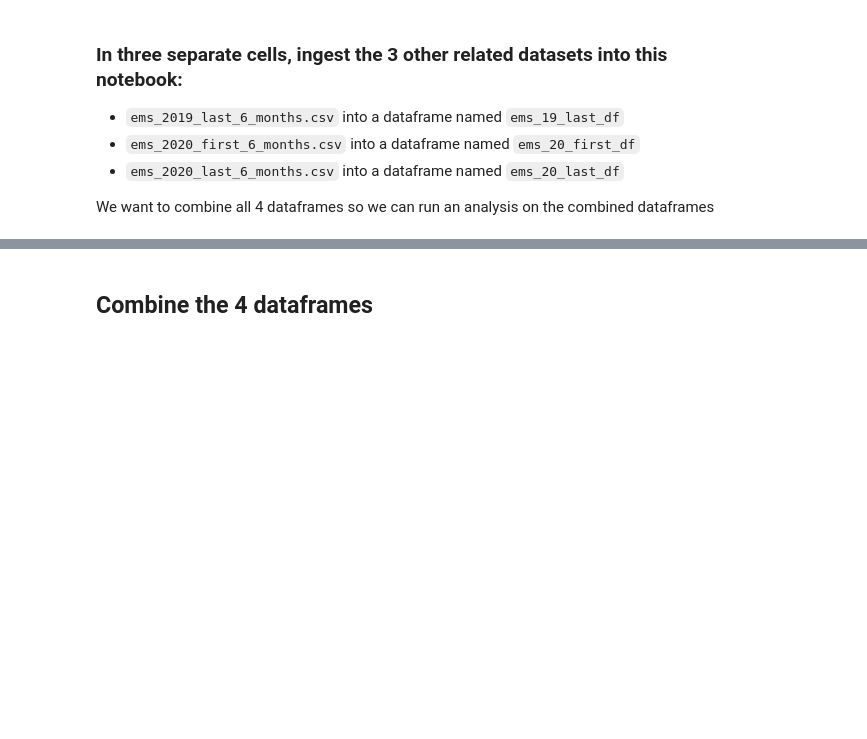
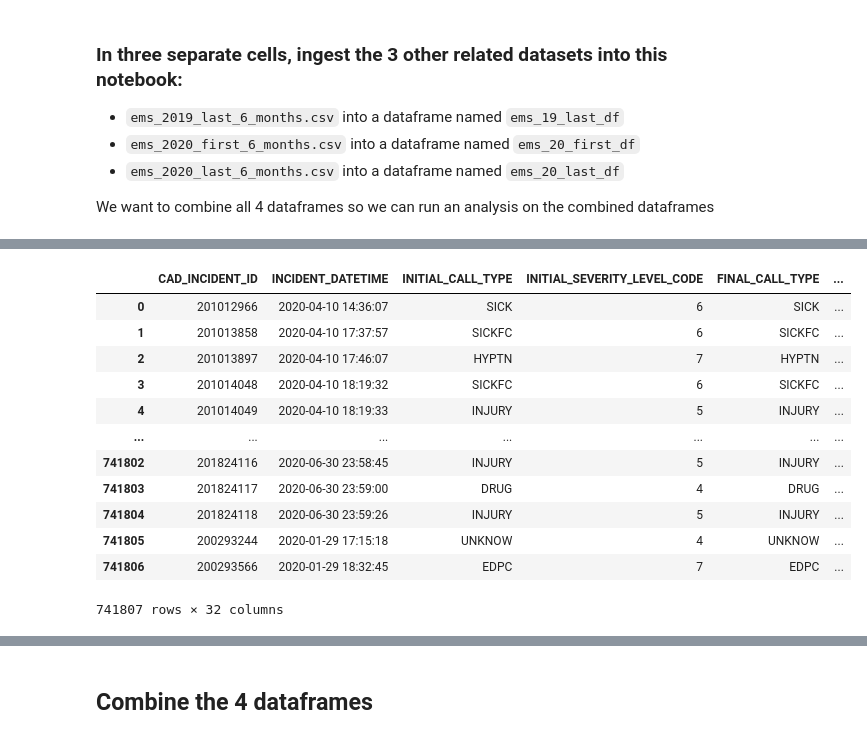
Before and after one commit to arubybonilla/2023-spring-data-journalism, a Jupyter notebook: hw-for-wk-04-pt2-ingest-data-BLANK.ipynb, the cells around one changed output, grey strips where cells are left out. Cells and saved outputs as stored; diff of their text form; code cells hidden in the pictures; blank space fills up the shorter version.

```diff
--- a/hw-for-wk-04-pt2-ingest-data-BLANK.ipynb
+++ b/hw-for-wk-04-pt2-ingest-data-BLANK.ipynb
@@ -100,6 +117,23 @@ We want to combine all 4 dataframes so we can run an analysis on the combined da
 # %%
 ### For first 6 months of 2020
 ## call the dataframe to see what you have
+pd.read_csv("data_hw_w4/ems_2020_first_6_months.csv")
+ems_20_first_df = pd.read_csv("data_hw_w4/ems_2020_first_6_months.csv")
+ems_20_first_df
+# %% [output]
+|  | CAD_INCIDENT_ID | INCIDENT_DATETIME | INITIAL_CALL_TYPE | INITIAL_SEVERITY_LEVEL_CODE | FINAL_CALL_TYPE | ... |
+| 0 | 201012966 | 2020-04-10 14:36:07 | SICK | 6 | SICK | ... |
+| 1 | 201013858 | 2020-04-10 17:37:57 | SICKFC | 6 | SICKFC | ... |
+| 2 | 201013897 | 2020-04-10 17:46:07 | HYPTN | 7 | HYPTN | ... |
+| 3 | 201014048 | 2020-04-10 18:19:32 | SICKFC | 6 | SICKFC | ... |
+| 4 | 201014049 | 2020-04-10 18:19:33 | INJURY | 5 | INJURY | ... |
+| ... | ... | ... | ... | ... | ... | ... |
+| 741802 | 201824116 | 2020-06-30 23:58:45 | INJURY | 5 | INJURY | ... |
+| 741803 | 201824117 | 2020-06-30 23:59:00 | DRUG | 4 | DRUG | ... |
+| 741804 | 201824118 | 2020-06-30 23:59:26 | INJURY | 5 | INJURY | ... |
+| 741805 | 200293244 | 2020-01-29 17:15:18 | UNKNOW | 4 | UNKNOW | ... |
+| 741806 | 200293566 | 2020-01-29 18:32:45 | EDPC | 7 | EDPC | ... |
+741807 rows × 32 columns
 # %%
 ### For last 6 months of 2020
 ## call the dataframe to see what you have
```
Also changed, not shown: parts of 6 cells of this notebook.
